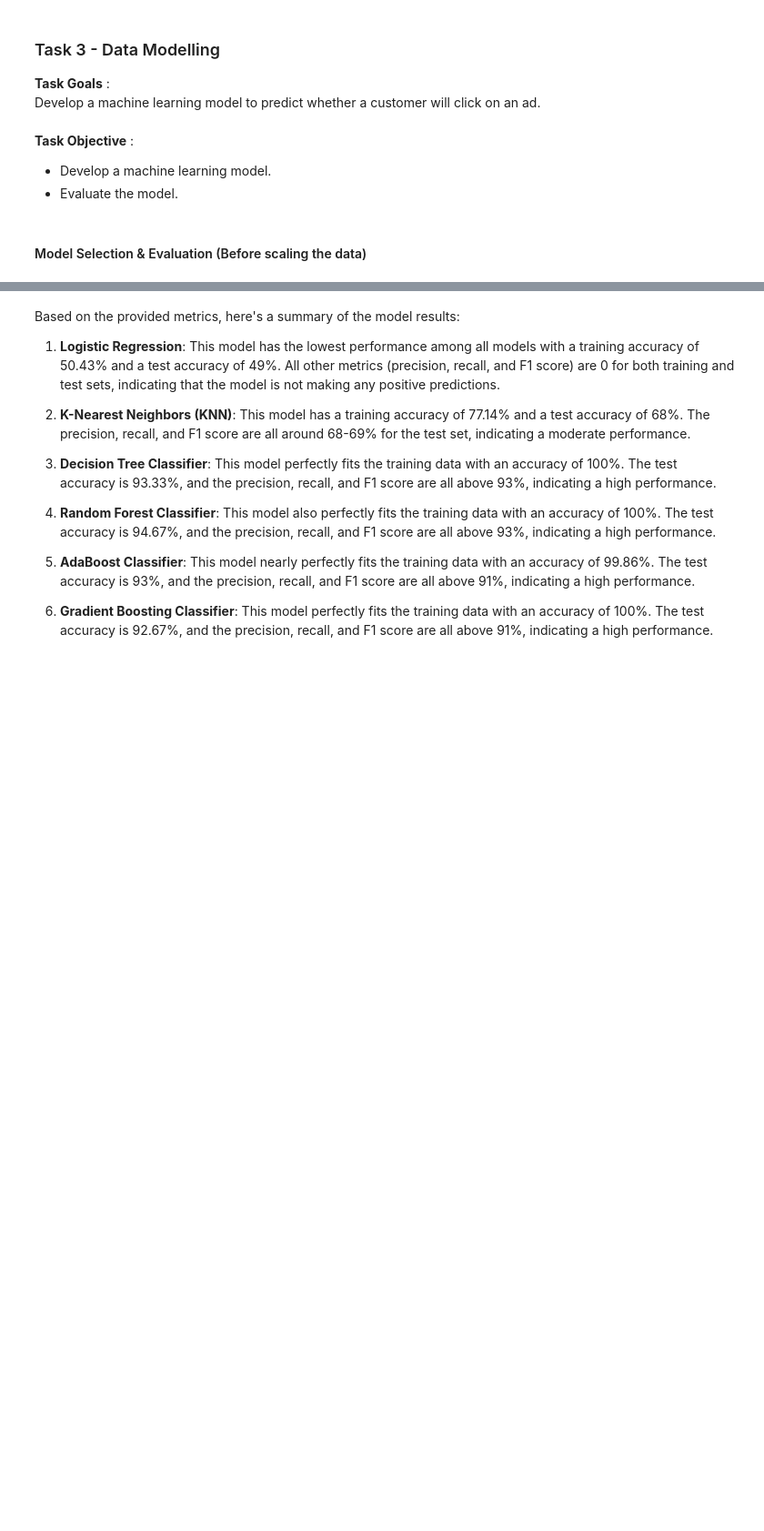
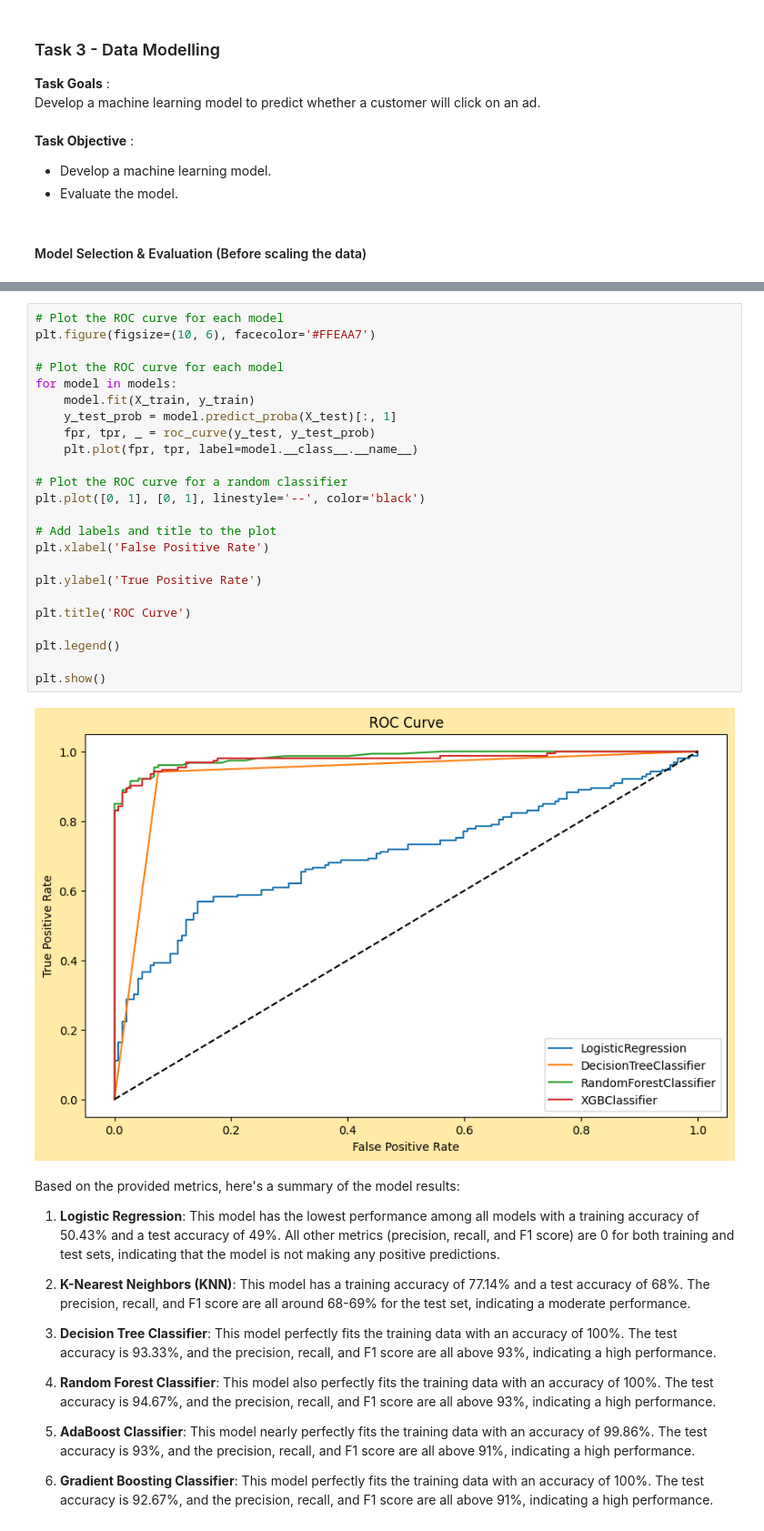
Before and after one commit to azaryasph/Predict-Customer-Clicked-Ads-Classification-By-Using-Machine-Learning, a Jupyter notebook: notebook/Predict Customer Clicked Ads Classification By Using Machine Learning.ipynb, the cells around one changed output, grey strips where cells are left out. Shown at 91% size. Saved outputs shown, nothing was run; the diff lists cells and outputs as text; blank space fills up the shorter version.

```diff
--- a/notebook/Predict Customer Clicked Ads Classification By Using Machine Learning.ipynb
+++ b/notebook/Predict Customer Clicked Ads Classification By Using Machine Learning.ipynb
@@ -884,3 +983,29 @@ display(df_model)
+# %%
+# Plot the ROC curve for each model
+plt.figure(figsize=(10, 6), facecolor='#FFEAA7')
+
+# Plot the ROC curve for each model
+for model in models:
+    model.fit(X_train, y_train)
+    y_test_prob = model.predict_proba(X_test)[:, 1]
+    fpr, tpr, _ = roc_curve(y_test, y_test_prob)
+    plt.plot(fpr, tpr, label=model.__class__.__name__)
+
+# Plot the ROC curve for a random classifier
+plt.plot([0, 1], [0, 1], linestyle='--', color='black')
+
+# Add labels and title to the plot
+plt.xlabel('False Positive Rate')
+
+plt.ylabel('True Positive Rate')
+
+plt.title('ROC Curve')
+
+plt.legend()
+
+plt.show()
+# %% [output]
+[figure, added]
 # %% [markdown]
 Based on the provided metrics, here's a summary of the model results:
 
```
Also changed, not shown: parts of 18 cells of this notebook.
